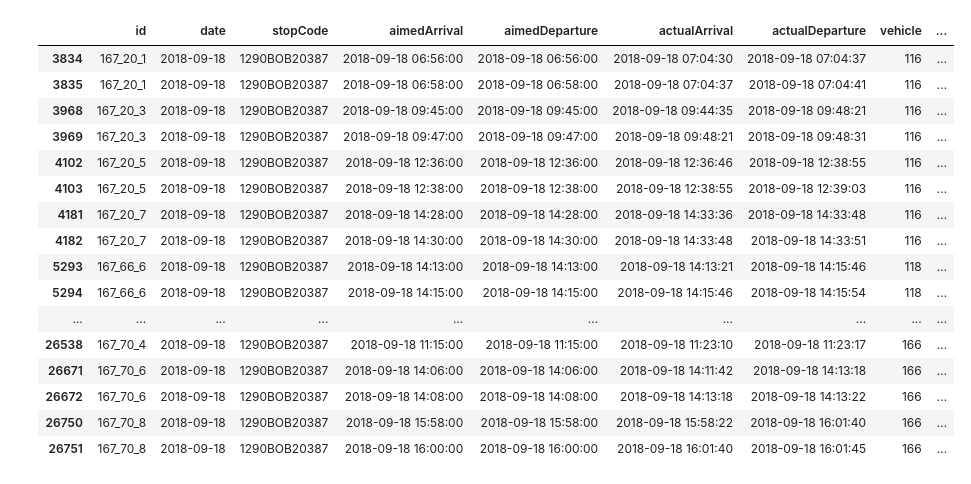
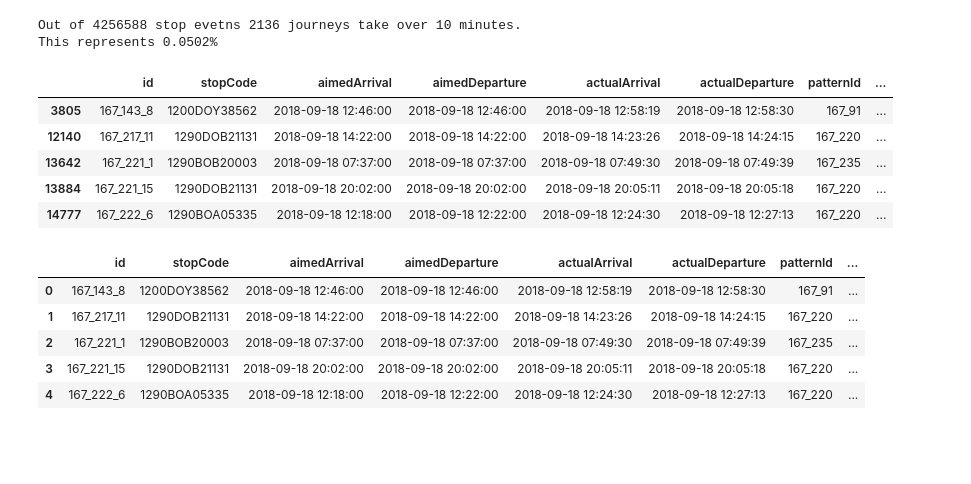
Before and after one commit to gingertom/buses, a Jupyter notebook: Data Exploration/Stop events EDA.ipynb, the cells around one changed output. Cells and saved outputs as stored; diff of their text form; code cells hidden in the pictures; blank space fills up the shorter version.

```diff
--- a/Data Exploration/Stop events EDA.ipynb
+++ b/Data Exploration/Stop events EDA.ipynb
@@ -20,6 +40,10 @@ stop_events["aimedArrival"] = stop_events["aimedArrival"].astype("datetime64[ns]
 stop_events["aimedDeparture"] = stop_events["aimedDeparture"].astype("datetime64[ns]")
 stop_events["prev_aimedArrival"] = stop_events["prev_aimedArrival"].astype("datetime64[ns]")
 stop_events["prev_aimedDeparture"] = stop_events["prev_aimedDeparture"].astype("datetime64[ns]")
+stop_events["prev_actualArrival"] = stop_events["prev_actualArrival"].astype("datetime64[ns]")
+stop_events["prev_actualDeparture"] = stop_events["prev_actualDeparture"].astype("datetime64[ns]")
+
+
 
 stop_events.head(30)
 
@@ -30,4 +54,6 @@ stop_events = stop_events.dropna(axis=0)
 # # stop_events = stop_events[stop_events.id != "NaN"]
 
 print(stop_events.shape)
+
+stop_events = stop_events.drop(['date', 'vehicle', 'workid', 'workCode','tripCode','match'], axis=1)
 # %% [output]
@@ -129,20 +181,17 @@ plt.show()
+# %%
+total_slow_coaches = stop_events[((stop_events.actualArrival - stop_events.prev_actualDeparture).astype('timedelta64[s]') > 600)].count()['id']
+
+print(f"Out of {stop_events.shape[0]} stop evetns {total_slow_coaches} journeys take over 10 minutes.")
+print(f"This represents {total_slow_coaches*100/stop_events.shape[0]:0.4f}%")
+# %% [output]
+Out of 4256588 stop evetns 2136 journeys take over 10 minutes.
+This represents 0.0502%
 # %%
-stop_events.loc[(stop_events.publicName == '1') & (stop_events.stopCode == '1290BOB20387')].head(40)
+stop_events.loc[((stop_events.actualArrival - stop_events.prev_actualDeparture).astype('timedelta64[s]') > 600)].head(5)
 # %% [output]
-|  | id | date | stopCode | aimedArrival | aimedDeparture | actualArrival | actualDeparture | vehicle | ... |
-| 3834 | 167_20_1 | 2018-09-18 | 1290BOB20387 | 2018-09-18 06:56:00 | 2018-09-18 06:56:00 | 2018-09-18 07:04:30 | 2018-09-18 07:04:37 | 116 | ... |
-| 3835 | 167_20_1 | 2018-09-18 | 1290BOB20387 | 2018-09-18 06:58:00 | 2018-09-18 06:58:00 | 2018-09-18 07:04:37 | 2018-09-18 07:04:41 | 116 | ... |
-| 3968 | 167_20_3 | 2018-09-18 | 1290BOB20387 | 2018-09-18 09:45:00 | 2018-09-18 09:45:00 | 2018-09-18 09:44:35 | 2018-09-18 09:48:21 | 116 | ... |
-| 3969 | 167_20_3 | 2018-09-18 | 1290BOB20387 | 2018-09-18 09:47:00 | 2018-09-18 09:47:00 | 2018-09-18 09:48:21 | 2018-09-18 09:48:31 | 116 | ... |
-| 4102 | 167_20_5 | 2018-09-18 | 1290BOB20387 | 2018-09-18 12:36:00 | 2018-09-18 12:36:00 | 2018-09-18 12:36:46 | 2018-09-18 12:38:55 | 116 | ... |
-| 4103 | 167_20_5 | 2018-09-18 | 1290BOB20387 | 2018-09-18 12:38:00 | 2018-09-18 12:38:00 | 2018-09-18 12:38:55 | 2018-09-18 12:39:03 | 116 | ... |
-| 4181 | 167_20_7 | 2018-09-18 | 1290BOB20387 | 2018-09-18 14:28:00 | 2018-09-18 14:28:00 | 2018-09-18 14:33:36 | 2018-09-18 14:33:48 | 116 | ... |
-| 4182 | 167_20_7 | 2018-09-18 | 1290BOB20387 | 2018-09-18 14:30:00 | 2018-09-18 14:30:00 | 2018-09-18 14:33:48 | 2018-09-18 14:33:51 | 116 | ... |
-| 5293 | 167_66_6 | 2018-09-18 | 1290BOB20387 | 2018-09-18 14:13:00 | 2018-09-18 14:13:00 | 2018-09-18 14:13:21 | 2018-09-18 14:15:46 | 118 | ... |
-| 5294 | 167_66_6 | 2018-09-18 | 1290BOB20387 | 2018-09-18 14:15:00 | 2018-09-18 14:15:00 | 2018-09-18 14:15:46 | 2018-09-18 14:15:54 | 118 | ... |
-| ... | ... | ... | ... | ... | ... | ... | ... | ... | ... |
-| 26538 | 167_70_4 | 2018-09-18 | 1290BOB20387 | 2018-09-18 11:15:00 | 2018-09-18 11:15:00 | 2018-09-18 11:23:10 | 2018-09-18 11:23:17 | 166 | ... |
-| 26671 | 167_70_6 | 2018-09-18 | 1290BOB20387 | 2018-09-18 14:06:00 | 2018-09-18 14:06:00 | 2018-09-18 14:11:42 | 2018-09-18 14:13:18 | 166 | ... |
-| 26672 | 167_70_6 | 2018-09-18 | 1290BOB20387 | 2018-09-18 14:08:00 | 2018-09-18 14:08:00 | 2018-09-18 14:13:18 | 2018-09-18 14:13:22 | 166 | ... |
-| 26750 | 167_70_8 | 2018-09-18 | 1290BOB20387 | 2018-09-18 15:58:00 | 2018-09-18 15:58:00 | 2018-09-18 15:58:22 | 2018-09-18 16:01:40 | 166 | ... |
-| 26751 | 167_70_8 | 2018-09-18 | 1290BOB20387 | 2018-09-18 16:00:00 | 2018-09-18 16:00:00 | 2018-09-18 16:01:40 | 2018-09-18 16:01:45 | 166 | ... |
+|  | id | stopCode | aimedArrival | aimedDeparture | actualArrival | actualDeparture | patternId | ... |
+| 3805 | 167_143_8 | 1200DOY38562 | 2018-09-18 12:46:00 | 2018-09-18 12:46:00 | 2018-09-18 12:58:19 | 2018-09-18 12:58:30 | 167_91 | ... |
+| 12140 | 167_217_11 | 1290DOB21131 | 2018-09-18 14:22:00 | 2018-09-18 14:22:00 | 2018-09-18 14:23:26 | 2018-09-18 14:24:15 | 167_220 | ... |
+| 13642 | 167_221_1 | 1290BOB20003 | 2018-09-18 07:37:00 | 2018-09-18 07:37:00 | 2018-09-18 07:49:30 | 2018-09-18 07:49:39 | 167_235 | ... |
+| 13884 | 167_221_15 | 1290DOB21131 | 2018-09-18 20:02:00 | 2018-09-18 20:02:00 | 2018-09-18 20:05:11 | 2018-09-18 20:05:18 | 167_220 | ... |
+| 14777 | 167_222_6 | 1290BOA05335 | 2018-09-18 12:18:00 | 2018-09-18 12:22:00 | 2018-09-18 12:24:30 | 2018-09-18 12:27:13 | 167_220 | ... |
@@ -148,0 +202,9 @@ stop_events.loc[(stop_events.publicName == '1') & (stop_events.stopCode == '1290
+# %%
+slow_coaches.head()
+# %% [output]
+|  | id | stopCode | aimedArrival | aimedDeparture | actualArrival | actualDeparture | patternId | ... |
+| 0 | 167_143_8 | 1200DOY38562 | 2018-09-18 12:46:00 | 2018-09-18 12:46:00 | 2018-09-18 12:58:19 | 2018-09-18 12:58:30 | 167_91 | ... |
+| 1 | 167_217_11 | 1290DOB21131 | 2018-09-18 14:22:00 | 2018-09-18 14:22:00 | 2018-09-18 14:23:26 | 2018-09-18 14:24:15 | 167_220 | ... |
+| 2 | 167_221_1 | 1290BOB20003 | 2018-09-18 07:37:00 | 2018-09-18 07:37:00 | 2018-09-18 07:49:30 | 2018-09-18 07:49:39 | 167_235 | ... |
+| 3 | 167_221_15 | 1290DOB21131 | 2018-09-18 20:02:00 | 2018-09-18 20:02:00 | 2018-09-18 20:05:11 | 2018-09-18 20:05:18 | 167_220 | ... |
+| 4 | 167_222_6 | 1290BOA05335 | 2018-09-18 12:18:00 | 2018-09-18 12:22:00 | 2018-09-18 12:24:30 | 2018-09-18 12:27:13 | 167_220 | ... |
```
Also changed, not shown: parts of 23 cells of this notebook.
